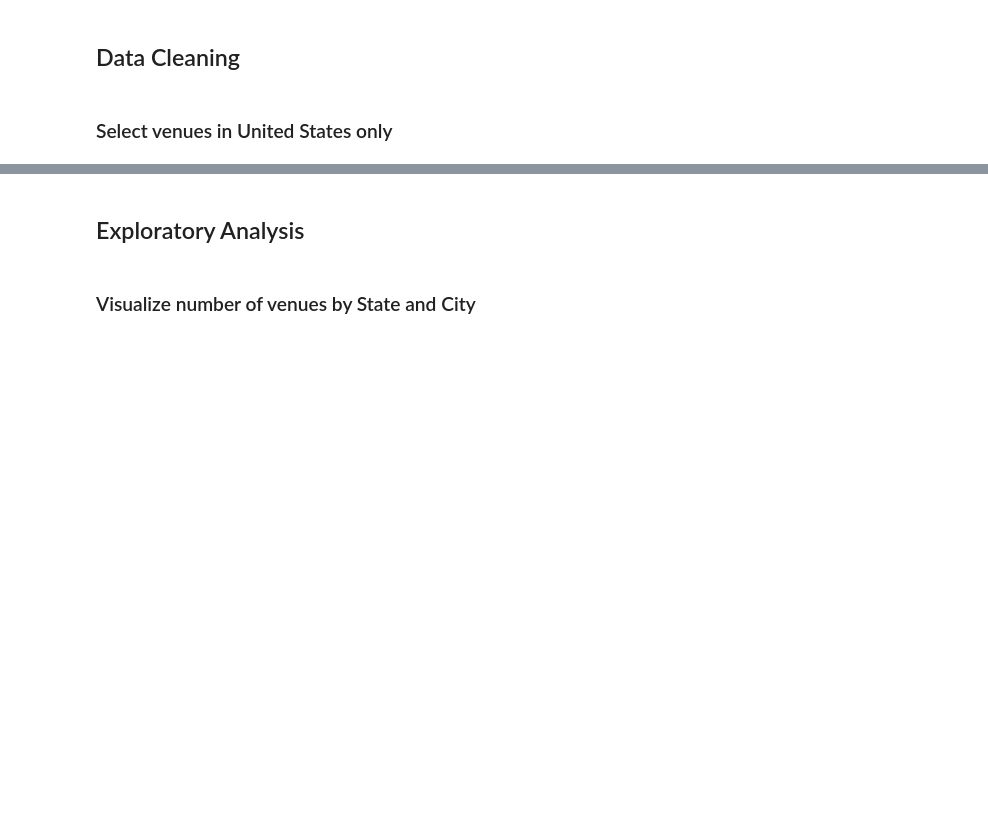
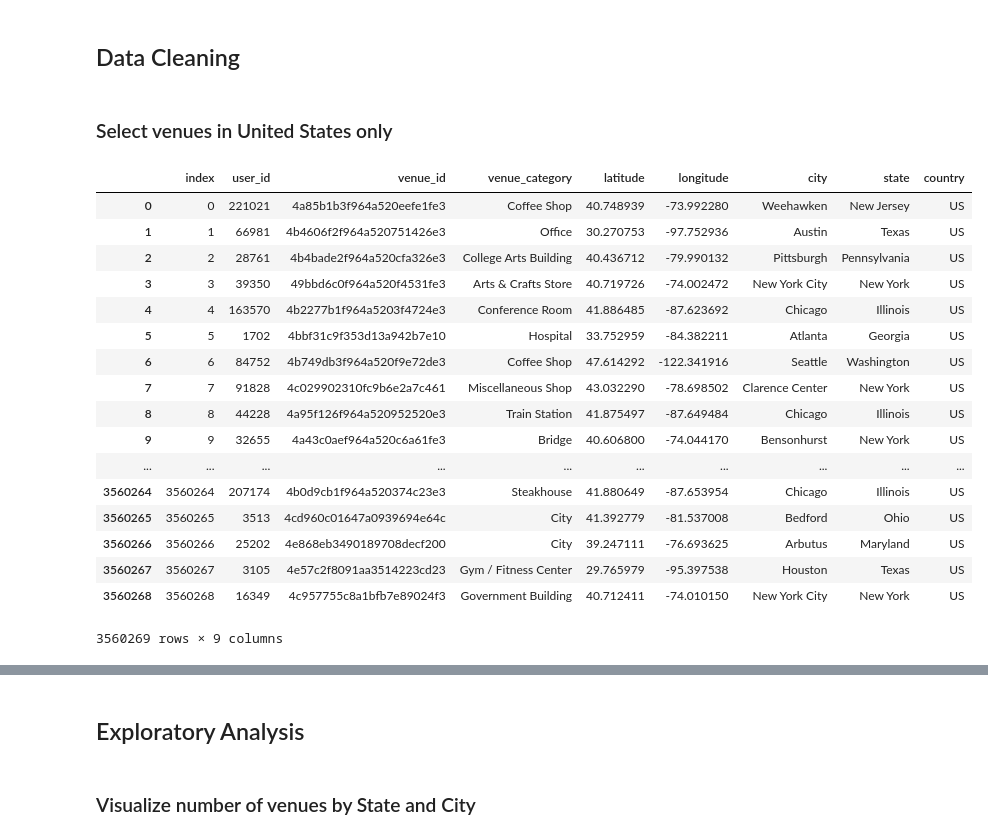
Before and after one commit to gotjennie/foursquaredataproject, a Jupyter notebook: foursquare-exploration-kapil.ipynb, the cells around one changed output, grey strips where cells are left out. Saved outputs shown, nothing was run; the diff lists cells and outputs as text; code cells hidden in the pictures; blank space fills up the shorter version.

```diff
--- a/foursquare-exploration-kapil.ipynb
+++ b/foursquare-exploration-kapil.ipynb
@@ -90,10 +89,34 @@ venues_df['country'] = countries
 # select venues where country are in US
 venues_df = venues_df[venues_df['country'] == 'US']
 
-# select checkins and ratings that are only for venues in US
-checkin_df = checkin_df[checkin_df['venue_id'].isin(venues_df['id'])]
-ratings_df = ratings_df[ratings_df['venue_id'].isin(venues_df['id'])]
+# select cities where country is US
+cities_df = cities_df[cities_df['country_code'] == 'US']
 
-# select users who made checkins or ratings
-user_df = user_df[user_df['id'].isin(checkin_df['user_id'] + ratings_df['user_id'])]
-socialgraph_df = socialgraph_df[socialgraph_df['first_user_id'].isin(user_df['id'])]
+# select checkins that are only for venues in US
+checkin_df = checkin_df[checkin_df['venue_id'].isin(venues_df['venue_id'])]
+# %%
+checkin_by_user = checkin_df[['user_id', 'venue_id']].merge(venues_df[['venue_id', 'venue_category', 'latitude', 'longitude','city', 'state', 'country']], \
+                                                            on='venue_id',
+                                                            how='left')
+checkin_by_user = checkin_by_user.reset_index()
+# %%
+checkin_by_user
+# %% [output]
+|  | index | user_id | venue_id | venue_category | latitude | longitude | city | state | country |
+| 0 | 0 | 221021 | 4a85b1b3f964a520eefe1fe3 | Coffee Shop | 40.748939 | -73.992280 | Weehawken | New Jersey | US |
+| 1 | 1 | 66981 | 4b4606f2f964a520751426e3 | Office | 30.270753 | -97.752936 | Austin | Texas | US |
+| 2 | 2 | 28761 | 4b4bade2f964a520cfa326e3 | College Arts Building | 40.436712 | -79.990132 | Pittsburgh | Pennsylvania | US |
+| 3 | 3 | 39350 | 49bbd6c0f964a520f4531fe3 | Arts & Crafts Store | 40.719726 | -74.002472 | New York City | New York | US |
+| 4 | 4 | 163570 | 4b2277b1f964a5203f4724e3 | Conference Room | 41.886485 | -87.623692 | Chicago | Illinois | US |
+| 5 | 5 | 1702 | 4bbf31c9f353d13a942b7e10 | Hospital | 33.752959 | -84.382211 | Atlanta | Georgia | US |
+| 6 | 6 | 84752 | 4b749db3f964a520f9e72de3 | Coffee Shop | 47.614292 | -122.341916 | Seattle | Washington | US |
+| 7 | 7 | 91828 | 4c029902310fc9b6e2a7c461 | Miscellaneous Shop | 43.032290 | -78.698502 | Clarence Center | New York | US |
+| 8 | 8 | 44228 | 4a95f126f964a520952520e3 | Train Station | 41.875497 | -87.649484 | Chicago | Illinois | US |
+| 9 | 9 | 32655 | 4a43c0aef964a520c6a61fe3 | Bridge | 40.606800 | -74.044170 | Bensonhurst | New York | US |
+| ... | ... | ... | ... | ... | ... | ... | ... | ... | ... |
+| 3560264 | 3560264 | 207174 | 4b0d9cb1f964a520374c23e3 | Steakhouse | 41.880649 | -87.653954 | Chicago | Illinois | US |
+| 3560265 | 3560265 | 3513 | 4cd960c01647a0939694e64c | City | 41.392779 | -81.537008 | Bedford | Ohio | US |
+| 3560266 | 3560266 | 25202 | 4e868eb3490189708decf200 | City | 39.247111 | -76.693625 | Arbutus | Maryland | US |
+| 3560267 | 3560267 | 3105 | 4e57c2f8091aa3514223cd23 | Gym / Fitness Center | 29.765979 | -95.397538 | Houston | Texas | US |
+| 3560268 | 3560268 | 16349 | 4c957755c8a1bfb7e89024f3 | Government Building | 40.712411 | -74.010150 | New York City | New York | US |
+3560269 rows × 9 columns
```
Also changed, not shown: parts of 33 cells of this notebook.
